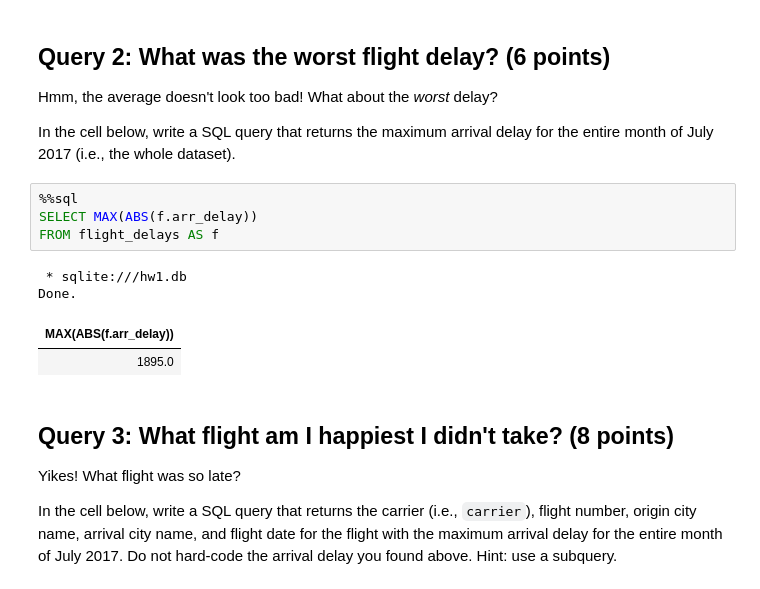
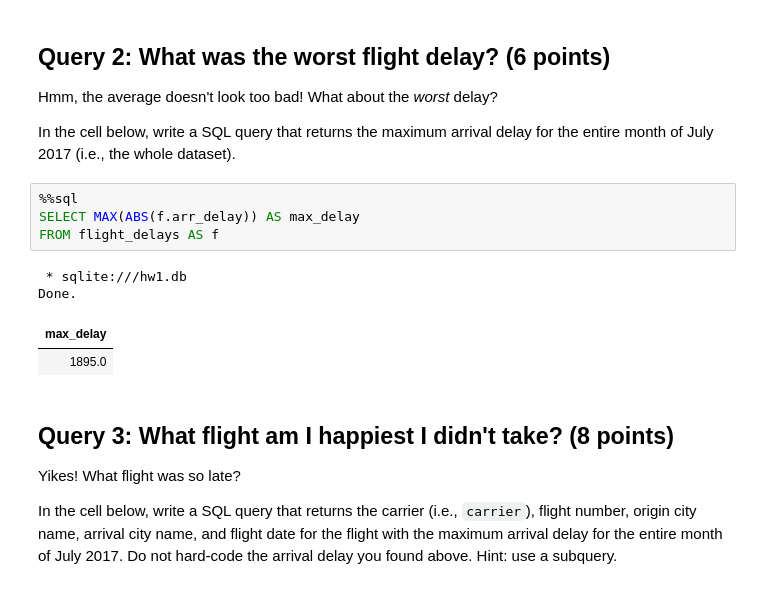
Before and after one commit to Crepdo/CS186_Database-Systems, a Jupyter notebook: HW1c_SQL/HW1_coding.ipynb, the cells around one changed output. Cells and saved outputs as stored; diff of their text form.

```diff
--- a/HW1c_SQL/HW1_coding.ipynb
+++ b/HW1c_SQL/HW1_coding.ipynb
@@ -115,12 +117,12 @@ Hmm, the average doesn't look too bad! What about the _worst_ delay?
 In the cell below, write a SQL query that returns the maximum arrival delay for the entire month of July 2017 (i.e., the whole dataset).
 # %%
 %%sql
-SELECT MAX(ABS(f.arr_delay))
+SELECT MAX(ABS(f.arr_delay)) AS max_delay
 FROM flight_delays AS f
 # %% [output]
  * sqlite:///hw1.db
 Done.
-| MAX(ABS(f.arr_delay)) |
+| max_delay |
 | 1895.0 |
 # %% [markdown]
 Query 3: What flight am I happiest I didn't take? (8 points)
```
Also changed, not shown: parts of 11 cells of this notebook.
